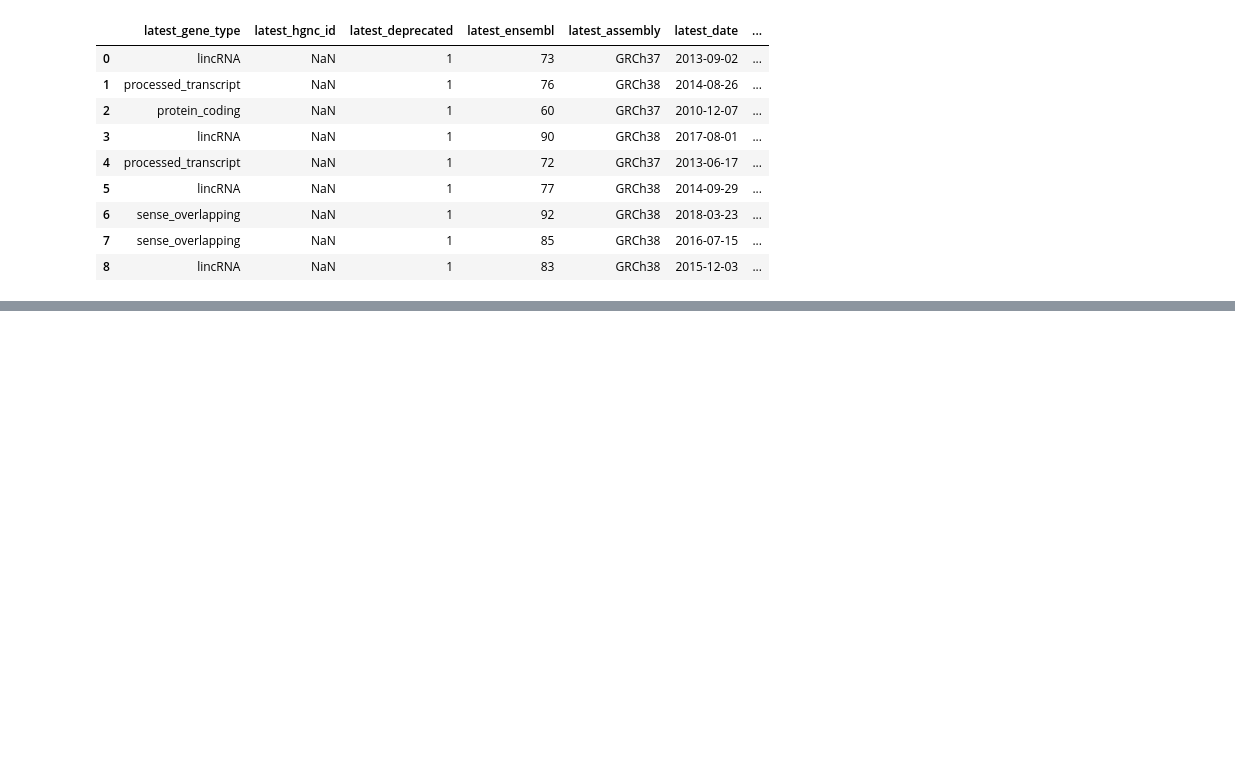
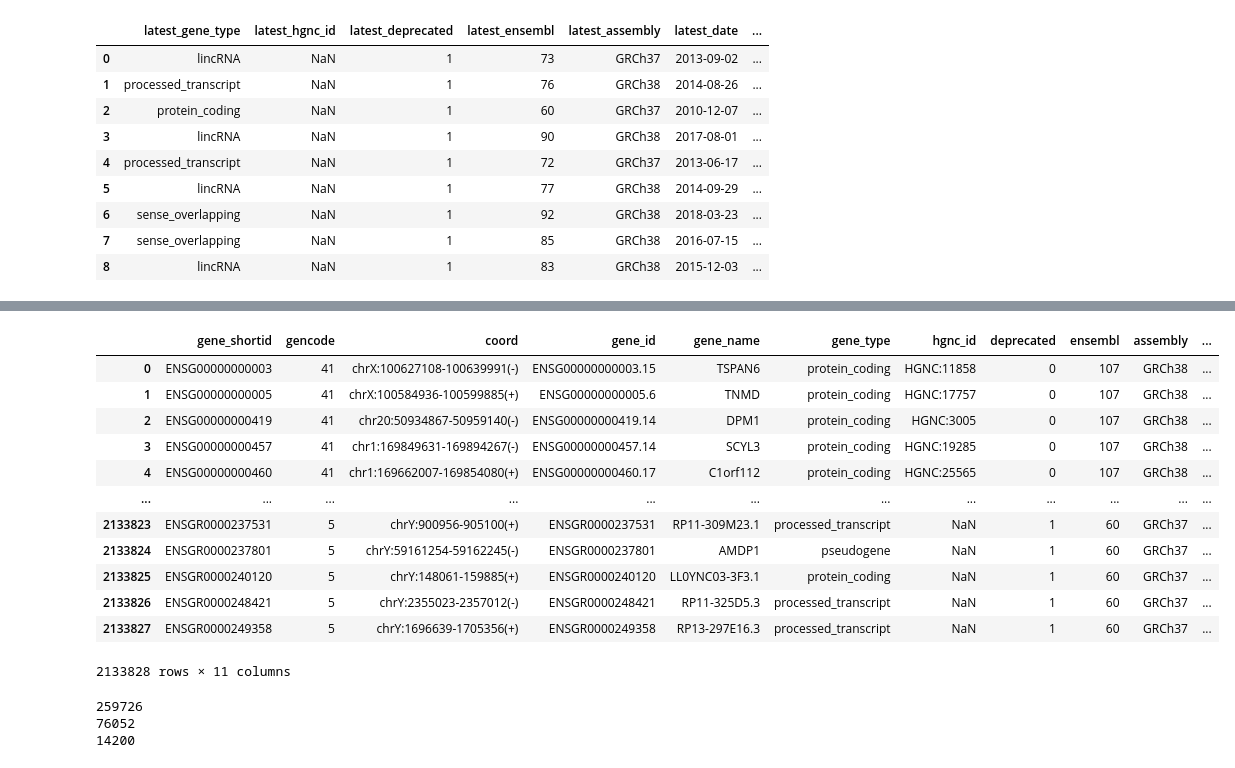
Before and after one commit to HugoGuillen/genehtracker, a Jupyter notebook: dev_v2.ipynb, the cells around one changed output, grey strips where cells are left out. Saved outputs shown, nothing was run; the diff lists cells and outputs as text; code cells hidden in the pictures; blank space fills up the shorter version.

```diff
--- a/dev_v2.ipynb
+++ b/dev_v2.ipynb
@@ -901,0 +890,25 @@ pd.DataFrame(gene_list,columns='gene_shortid')
+# %%
+#nx.write_gexf(G,'graph.gexf')
+DFG
+# %% [output]
+|  | gene_shortid | gencode | coord | gene_id | gene_name | gene_type | hgnc_id | deprecated | ensembl | assembly | ... |
+| 0 | ENSG00000000003 | 41 | chrX:100627108-100639991(-) | ENSG00000000003.15 | TSPAN6 | protein_coding | HGNC:11858 | 0 | 107 | GRCh38 | ... |
+| 1 | ENSG00000000005 | 41 | chrX:100584936-100599885(+) | ENSG00000000005.6 | TNMD | protein_coding | HGNC:17757 | 0 | 107 | GRCh38 | ... |
+| 2 | ENSG00000000419 | 41 | chr20:50934867-50959140(-) | ENSG00000000419.14 | DPM1 | protein_coding | HGNC:3005 | 0 | 107 | GRCh38 | ... |
+| 3 | ENSG00000000457 | 41 | chr1:169849631-169894267(-) | ENSG00000000457.14 | SCYL3 | protein_coding | HGNC:19285 | 0 | 107 | GRCh38 | ... |
+| 4 | ENSG00000000460 | 41 | chr1:169662007-169854080(+) | ENSG00000000460.17 | C1orf112 | protein_coding | HGNC:25565 | 0 | 107 | GRCh38 | ... |
+| ... | ... | ... | ... | ... | ... | ... | ... | ... | ... | ... | ... |
+| 2133823 | ENSGR0000237531 | 5 | chrY:900956-905100(+) | ENSGR0000237531 | RP11-309M23.1 | processed_transcript | NaN | 1 | 60 | GRCh37 | ... |
+| 2133824 | ENSGR0000237801 | 5 | chrY:59161254-59162245(-) | ENSGR0000237801 | AMDP1 | pseudogene | NaN | 1 | 60 | GRCh37 | ... |
+| 2133825 | ENSGR0000240120 | 5 | chrY:148061-159885(+) | ENSGR0000240120 | LL0YNC03-3F3.1 | protein_coding | NaN | 1 | 60 | GRCh37 | ... |
+| 2133826 | ENSGR0000248421 | 5 | chrY:2355023-2357012(-) | ENSGR0000248421 | RP11-325D5.3 | processed_transcript | NaN | 1 | 60 | GRCh37 | ... |
+| 2133827 | ENSGR0000249358 | 5 | chrY:1696639-1705356(+) | ENSGR0000249358 | RP13-297E16.3 | processed_transcript | NaN | 1 | 60 | GRCh37 | ... |
+2133828 rows × 11 columns
+# %%
+print(len(DFG.gene_id.unique()))
+print(len(DFG.gene_shortid.unique()))
+print(len(DFG[DFG['deprecated']==1].gene_shortid.unique()))
+# %% [output]
+259726
+76052
+14200
```
Also changed, not shown: parts of 10 cells of this notebook, 1 other file.
